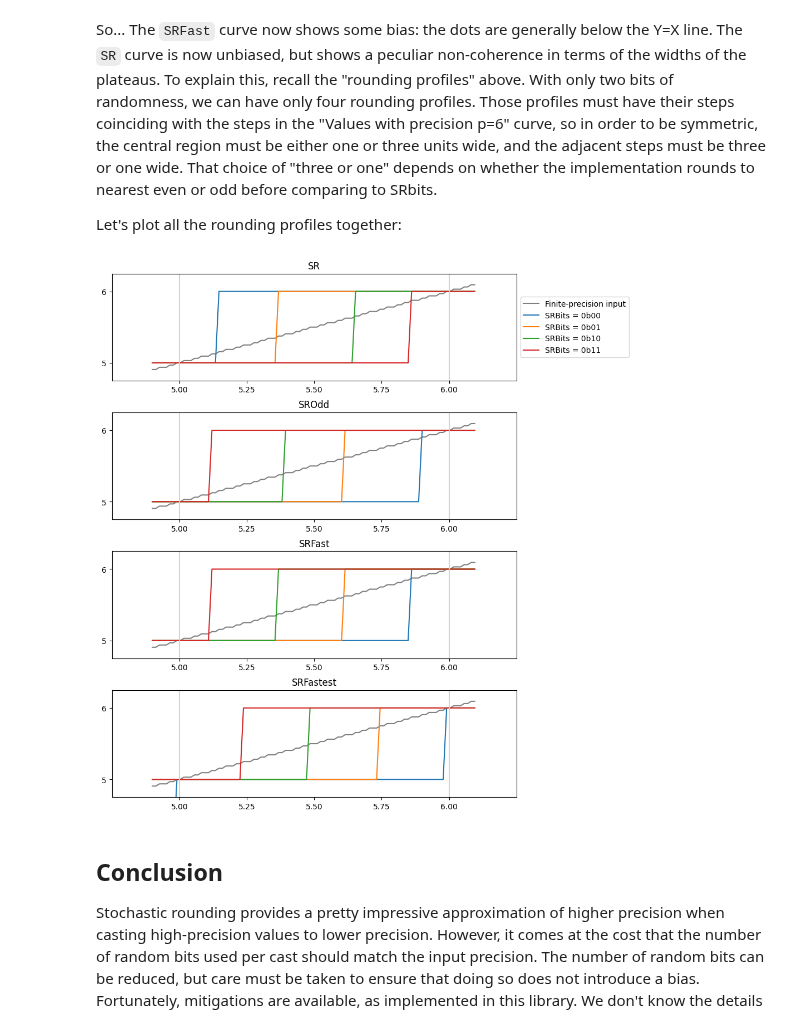
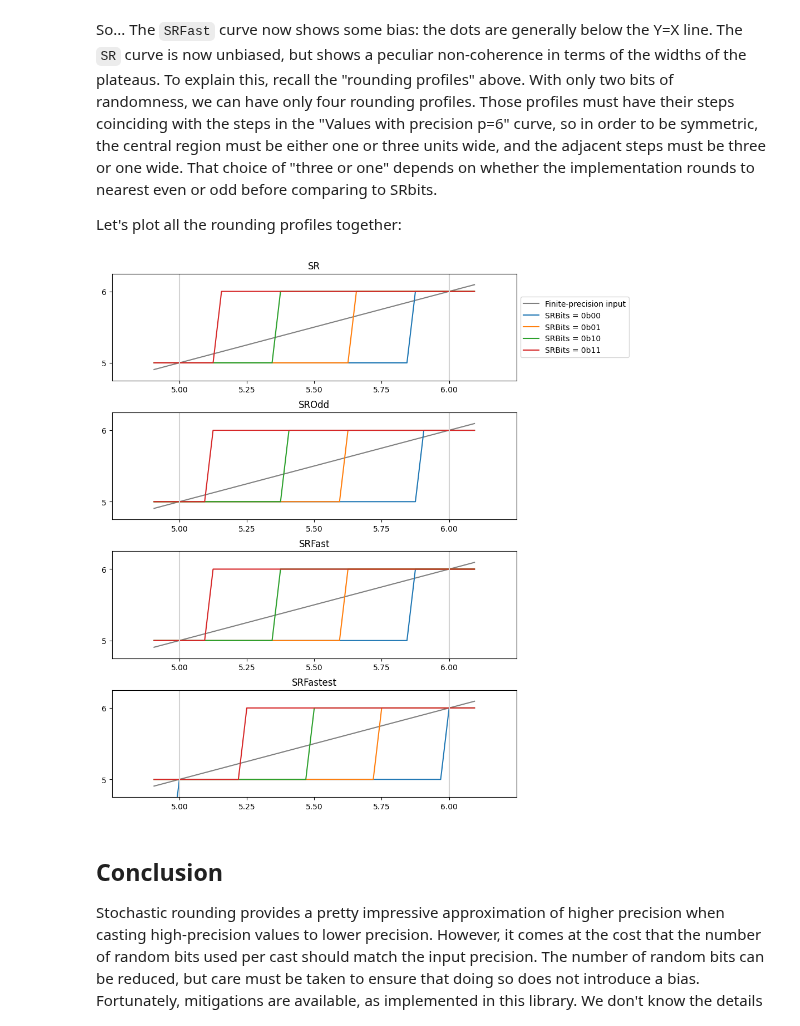
Before and after one commit to graphcore-research/gfloat, a Jupyter notebook: docs/source/05-stochastic-rounding.ipynb, the cells around one changed output. Saved outputs shown, nothing was run; the diff lists cells and outputs as text; code cells hidden in the pictures.

```diff
--- a/docs/source/05-stochastic-rounding.ipynb
+++ b/docs/source/05-stochastic-rounding.ipynb
@@ -697,7 +721,7 @@ print("nunique=", np.sum((vs_hi >= 5) & (vs_hi < 6)))
 Q = fi_hi.precision
 P = fi.precision
 D = Q - P
-K = 4
+K = 3
 print(f"{Q,P,D,K=} note {P+K=} != {Q=}")
 
 fig, axes = plt.subplots(1, 2, figsize=(16, 5))
@@ -758,40 +782,37 @@ h = 0.7
 for rnd, ax in zip(
     (
         RoundMode.Stochastic,
         RoundMode.StochasticOdd,
         RoundMode.StochasticFast,
         RoundMode.StochasticFastest,
     ),
     axs,
 ):
-    # The infinite-precision vs, but computed to `highp` bits of precision
-    vs_hi = round_ndarray(fi_hi, vs, RoundMode.TiesToEven)
-
-    ax.plot(vs, vs_hi, label=f"Finite-precision input", color="gray")
+    ax.plot(vs_hi, vs_hi, label=f"Finite-precision input", color="gray")
 
     srnumbits = 2
     for srbits in range(2**srnumbits):
         r = round_ndarray(
             fi,
             vs_hi,
             rnd,
             sat=False,
-            srbits=np.full(vs.shape, srbits),
+            srbits=np.full(vs_hi.shape, srbits),
             srnumbits=srnumbits,
         )
-        ax.plot(vs, r, label=f"SRBits = 0b{srbits:02b}")
+        ax.plot(vs_hi, r, label=f"SRBits = 0b{srbits:02b}")
     for k in (5, 6, 7):
         ax.plot([k, k], [0, 10], color="lightgray", linestyle="-")
     ax.set_xlim(4.75, 6.25)
     ax.set_ylim(4.75, 6.25)
     ax.set_xticks(np.arange(5.0, 6.1, step=0.25))
     ax.set_yticks([5, 6])
     if ax == axs[0]:
         ax.legend(loc="center left", bbox_to_anchor=(1, 0.5))
     ax.set_title(f"{rnd}")
 None
 # %% [output]
-[figure, old version]
+[figure, new version]
 # %% [markdown]
 ## Conclusion
 
```
Also changed, not shown: parts of 10 cells of this notebook, 2 other files.
